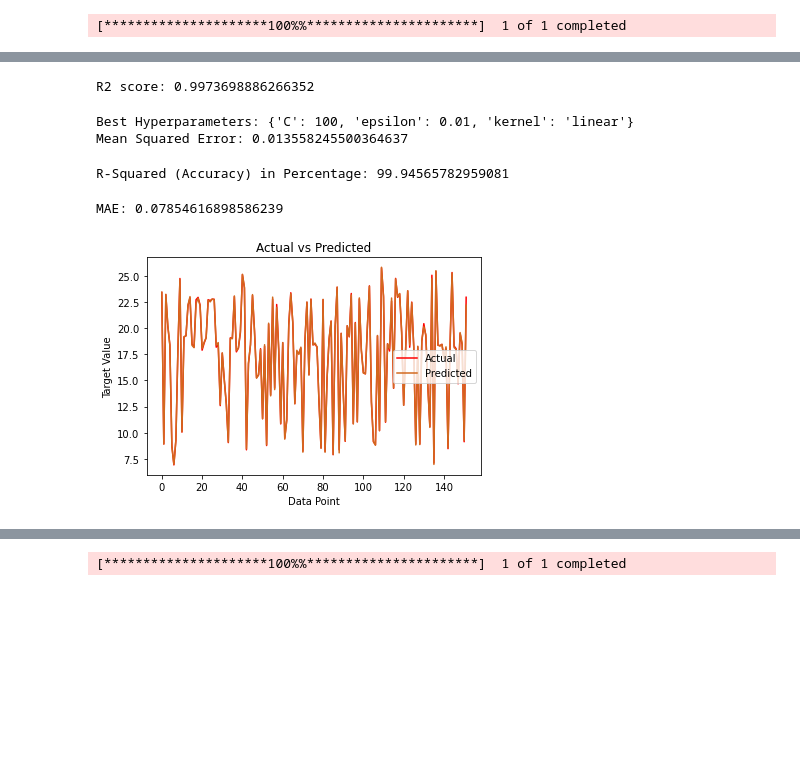
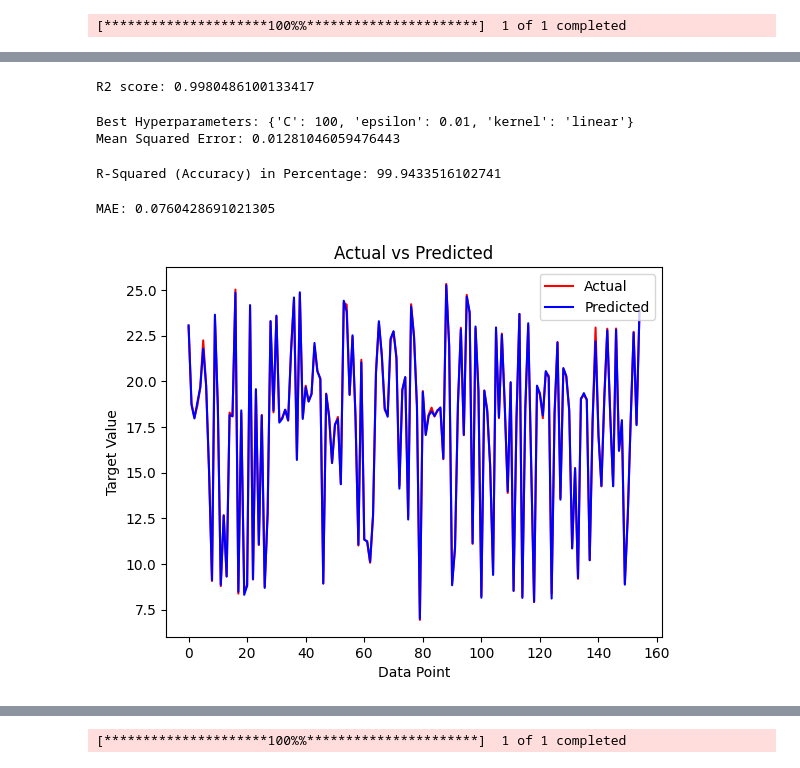
Before and after one commit to MAHUL25/StockPrediction-Minor, a Jupyter notebook: Models/Minor_Project_SVM-Copy1.ipynb, the cells around one changed output, grey strips where cells are left out. Saved outputs shown, nothing was run; the diff lists cells and outputs as text; code cells hidden in the pictures; blank space fills up the shorter version.

```diff
--- a/Models/Minor_Project_SVM-Copy1.ipynb
+++ b/Models/Minor_Project_SVM-Copy1.ipynb
@@ -34,6 +18,6 @@ imported
 # %%
-# import Infosys data\n",
-
-data = yf.download('INFY', start = '2020-01-01', end = '2023-01-01')
+# import Infosys data
+data = yf.download('INFY', start = '2020-01-01', end = '2023-01-31')
+# data = yf.download('INFY')
 # %% [output]
 [*********************100%%**********************]  1 of 1 completed
@@ -68,5 +72,0 @@ data.describe()
-# %%
-columns_to_drop = ['Adj Close']
-data.drop(columns=columns_to_drop, inplace=True)
-
-data.describe()
@@ -253,4 +237,4 @@ Mean Absolute Error: 0.1055906045623839
 rrs = r2_score(y_test, prediction)
 print("R2 score:", rrs)
 # %% [output]
-R2 score: 0.9973698886266352
+R2 score: 0.9980486100133417
@@ -292,33 +272,30 @@ print("Best Hyperparameters:", best_params)
 print("Mean Squared Error:", mse)
 # %% [output]
 Best Hyperparameters: {'C': 100, 'epsilon': 0.01, 'kernel': 'linear'}
-Mean Squared Error: 0.013558245500364637
+Mean Squared Error: 0.01281046059476443
 # %%
-from sklearn.metrics import r2_score
-
 r2 = r2_score(y_test, prediction)
-
 accuracy_percentage = r2 * 100
 
 print("R-Squared (Accuracy) in Percentage:", accuracy_percentage)
 # %% [output]
-R-Squared (Accuracy) in Percentage: 99.94565782959081
+R-Squared (Accuracy) in Percentage: 99.9433516102741
 # %%
 mae = mean_absolute_error(y_test, prediction)
 print("MAE:", mae)
 # %% [output]
-MAE: 0.07854616898586239
+MAE: 0.0760428691021305
 # %%
 # Plot actual data
 plt.plot(range(len(y_test)), y_test, color='red', label='Actual')
 
 # Plot predictions
-plt.plot(range(len(prediction)), prediction, color='chocolate', label='Predicted')
+plt.plot(range(len(prediction)), prediction, color='blue', label='Predicted')
 
 plt.title('Actual vs Predicted')
 plt.xlabel('Data Point')
 plt.ylabel('Target Value')
 plt.legend()
 plt.show()
 # %% [output]
-[figure, old version]
+[figure, new version]
```
Also changed, not shown: parts of 36 cells of this notebook.
